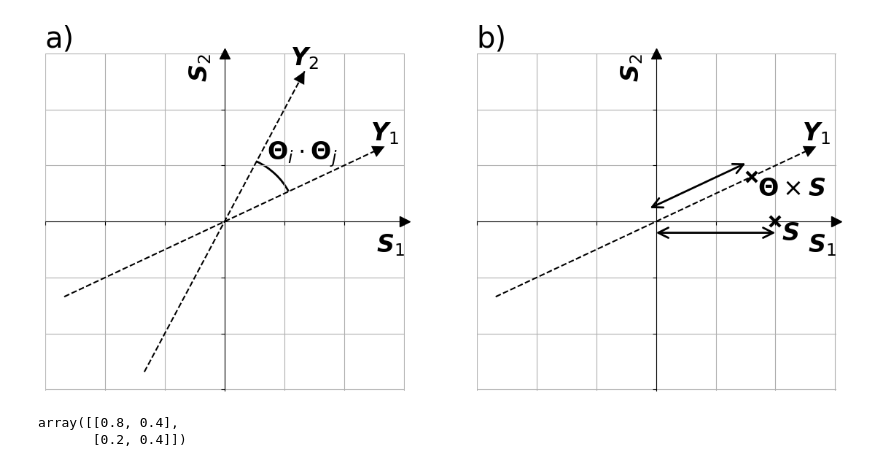
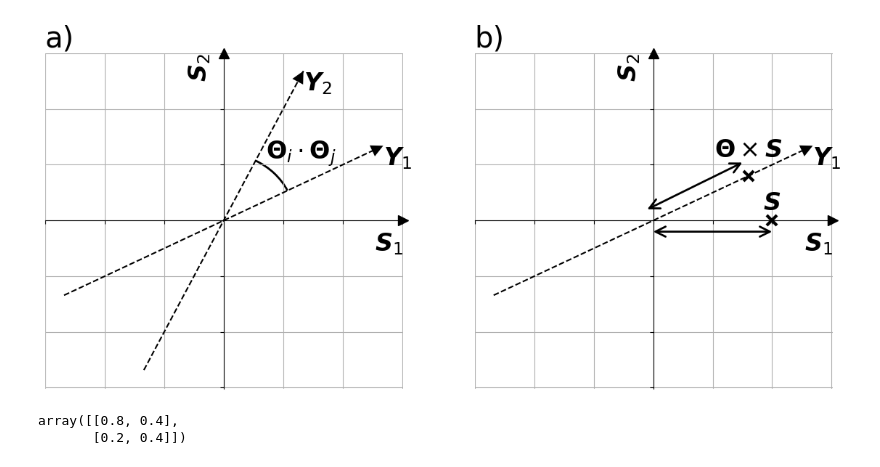
Before and after one commit to Jammi-Dodgers/THz-Compressed-Sensing, a Jupyter notebook: incoherence_and_rip_demo.ipynb, the cells around one changed output. Saved outputs shown, nothing was run; the diff lists cells and outputs as text; code cells hidden in the pictures.

Commit message:
small change to RIP graph

```diff
--- a/incoherence_and_rip_demo.ipynb
+++ b/incoherence_and_rip_demo.ipynb
@@ -27,44 +27,42 @@ axs[0].add_patch(arrow2); axs[0].add_patch(arrow3)
 axs[0].spines['left'].set_position('zero'); axs[0].spines['right'].set_color('none'); axs[0].spines['bottom'].set_position('zero'); axs[0].spines['top'].set_color('none')
 axs[0].plot(1, 0, ">", transform=axs[0].get_yaxis_transform(), clip_on=False, color='black', markersize= 10); axs[0].plot(0, 1, "^", transform=axs[0].get_xaxis_transform(), clip_on=False, color='black', markersize= 10)
 axs[0].set(xlim=(-1.5, 1.51), ylim=(-1.51, 1.5), xticklabels= [], yticklabels= [], xticks= [-1.5, -1, -0.5, 0, 0.5, 1, 1.5], yticks= [-1.5, -1, -0.5, 0, 0.5, 1, 1.5])
-axs[0].text(A[0,0] *t[-1], A[0,1] *t[-1], r"$\boldsymbol{Y}_1$", ha= "center", va= "bottom")
-axs[0].text(A[1,0] *t[-1], A[1,1] *t[-1], r"$\boldsymbol{Y}_2$", ha= "center", va= "bottom")
+axs[0].text(A[0,0] *t[-1], A[0,1] *t[-1], r"$\boldsymbol{Y}_1$", ha= "left", va= "top")
+axs[0].text(A[1,0] *t[-1], A[1,1] *t[-1], r"$\boldsymbol{Y}_2$", ha= "left", va= "top")
 axs[0].set_xlabel(r"$\boldsymbol{S}_1$", loc= "right")
 axs[0].set_ylabel(r"$\boldsymbol{S}_2$", loc= "top")
 axs[0].set_title("a)", loc= "left")
 axs[0].grid()
 
 arc = patches.Arc((0, 0), 1.2, 1.2, theta1= np.degrees(np.arctan(A[0,1]/A[0,0])), theta2= np.degrees(np.arctan(A[1,1]/A[1,0])),
                   color= "k", linewidth= 2)
 axs[0].add_patch(arc)
 axs[0].text(0.65, 0.6, r"$\boldsymbol{\Theta}_i \cdot \boldsymbol{\Theta}_j$", ha="center", va="center", color= "k")
 
 
 axs[1].plot(A[0,0] *t, A[0,1] *t, color= "k", linestyle= "--") # y1 axis
 axs[1].add_patch(arrow1)
-axs[1].text(A[0,0] *t[-1], A[0,1] *t[-1], r"$\boldsymbol{Y}_1$", ha= "center", va= "bottom")
+axs[1].text(A[0,0] *t[-1], A[0,1] *t[-1], r"$\boldsymbol{Y}_1$", ha= "left", va= "top")
 
 axs[1].plot(y[0], y[1], color= "k", marker= "x", linestyle= "None", markersize= 10, markeredgewidth= 3, markerfacecolor= "none", markeredgecolor= "k") # S before transformation
-axs[1].text(y[0] +0.05, y[1], r"$\boldsymbol{S}$", ha= "left", va= "top")
+axs[1].text(y[0], y[1] +0.05, r"$\boldsymbol{S}$", ha= "center", va= "bottom")
 axs[1].annotate("", xy= (0,0 -0.1), xytext= (y[0], y[1] -0.1), arrowprops= {"arrowstyle": "<->", "shrinkA": 0, "shrinkB": 0, "linewidth": 2, "mutation_scale": 25})
-#axs[1].text(y[0] -0.1, y[1] -0.15, r"$||\boldsymbol{S}||_{L2}$", ha= "right", va= "top")
 
 axs[1].plot(y_transform[0,0], y_transform[0,1], marker= "x", linestyle= "None", markersize= 10, markeredgewidth= 3, markerfacecolor= "none", markeredgecolor= "k") # S after transformation
-axs[1].text(y_transform[0,0] +0.05, y_transform[0,1], r"$\boldsymbol{\Theta} \times \boldsymbol{S}$", ha= "left", va= "top")
-axs[1].annotate("", xy= (0 -0.05,0 +0.12), xytext= (y_transform[0,0] -0.05, y_transform[0,1] +0.12), arrowprops= {"arrowstyle": "<->", "shrinkA": 0, "shrinkB": 0, "linewidth": 2, "mutation_scale": 25})
-#axs[1].text(y_transform[0,0] -0.3, y_transform[0,1], r"$||\boldsymbol{\Theta} \times \boldsymbol{S}||_{L2}$", ha= "right", va= "bottom")
+axs[1].text(y_transform[0,0], y_transform[0,1] +0.12, r"$\boldsymbol{\Theta} \times \boldsymbol{S}$", ha= "center", va= "bottom")
+axs[1].annotate("", xy= (0 -0.05,0 +0.1), xytext= (y_transform[0,0] -0.05, y_transform[0,1] +0.12), arrowprops= {"arrowstyle": "<->", "shrinkA": 0, "shrinkB": 0, "linewidth": 2, "mutation_scale": 25})
 
 axs[1].spines['left'].set_position('zero'); axs[1].spines['right'].set_color('none'); axs[1].spines['bottom'].set_position('zero'); axs[1].spines['top'].set_color('none')
 axs[1].plot(1, 0, ">", transform=axs[1].get_yaxis_transform(), clip_on=False, color='black', markersize= 10); axs[1].plot(0, 1, "^", transform=axs[1].get_xaxis_transform(), clip_on=False, color='black', markersize= 10)
 axs[1].set(xlim=(-1.5, 1.51), ylim=(-1.51, 1.5), xticklabels= [], yticklabels= [], xticks= [-1.5, -1, -0.5, 0, 0.5, 1, 1.5], yticks= [-1.5, -1, -0.5, 0, 0.5, 1, 1.5])
 axs[1].set_xlabel(r"$\boldsymbol{S}_1$", loc= "right")
 axs[1].set_ylabel(r"$\boldsymbol{S}_2$", loc= "top")
 axs[1].set_title("b)", loc= "left")
 axs[1].grid()
 
 plt.show()
 # %% [output]
-[figure, old version]
+[figure, new version]
 # %%
 y_transform
 # %% [output]
```
